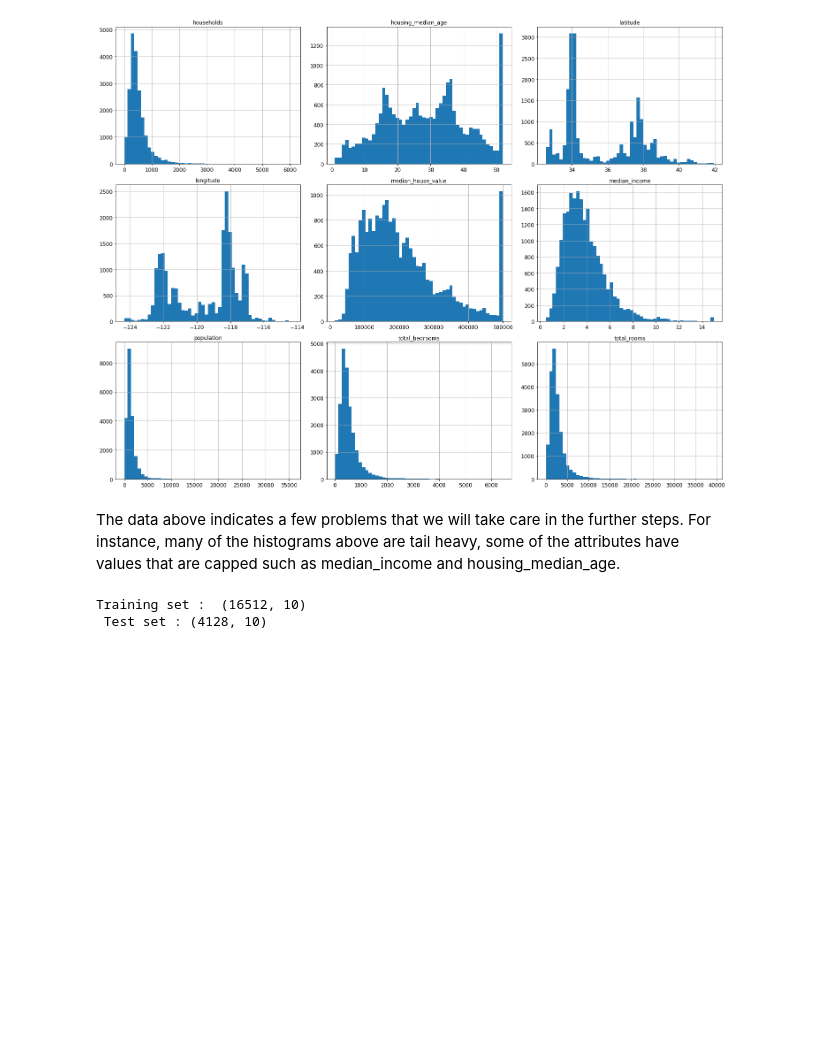
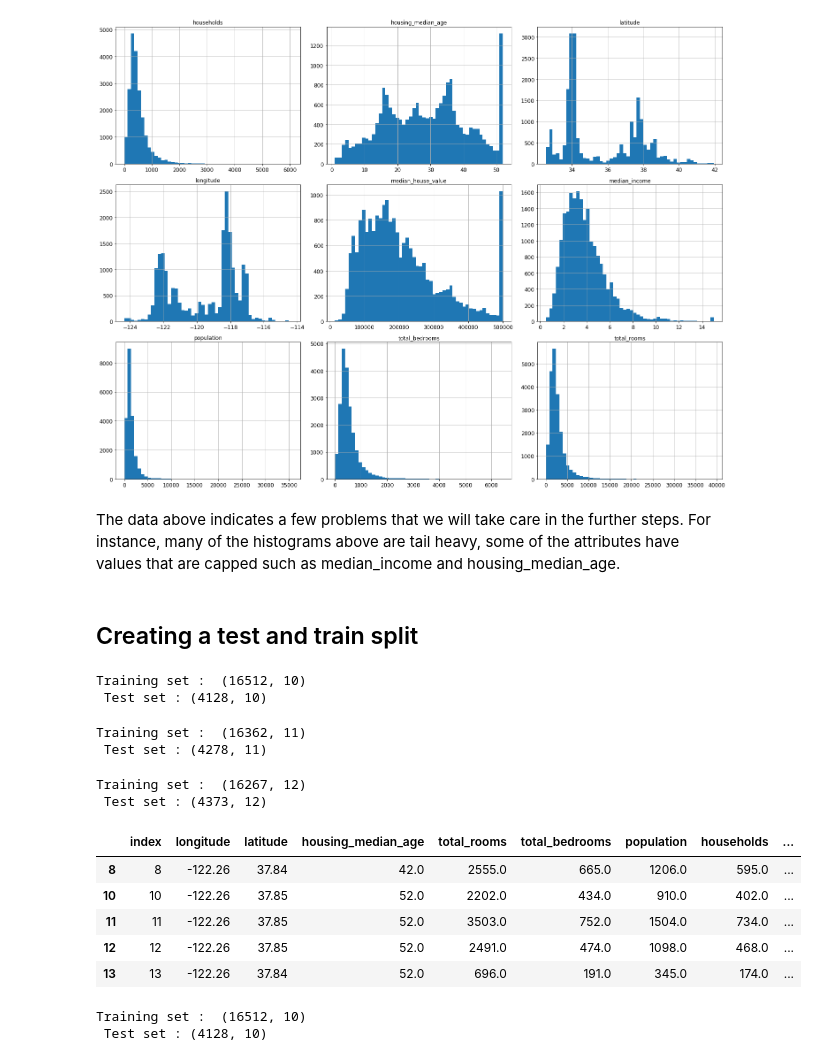
Before and after one commit to harshseth/ml-core, a Jupyter notebook: Housing.ipynb, the cells around one changed output. Drawn from its saved outputs; the diff is of its cells as text; code cells hidden in the pictures; blank space fills up the shorter version.

Commit message:
completing the train and test split

```diff
--- a/Housing.ipynb
+++ b/Housing.ipynb
@@ -109,6 +109,8 @@ Saving figure attribute_histogram_plots
 [figure]
 # %% [markdown]
 The data above indicates a few problems that we will take care in the further steps. For instance, many of the histograms above are tail heavy, some of the attributes have values that are capped such as median_income and housing_median_age.
+# %% [markdown]
+## Creating a test and train split
 # %%
 #Creation of test set using a simple numpy permutation()
 from simple_seed_based_split import split_train_test
@@ -118,3 +120,61 @@ print ("Training set : ",train_set.shape,"\n","Test set :", test_set.shape)
 # %% [output]
 Training set :  (16512, 10)
  Test set : (4128, 10)
+# %%
+#Creating a test set using hashing function
+# This method will break if the dataset changes
+# here we compute hash of every instance and then store the last byte of the hash
+#
+
+import hashlib
+
+def test_set_check(identifier, test_ratio, hash):
+    return bytearray(hash(np.int64(identifier)).digest())[-1] < 256 * test_ratio
+
+def split_train_test_by_id(data, test_ratio, id_column, hash=hashlib.md5):
+    ids = data[id_column]
+    tset_set_indexes = ids.apply(lambda id_: test_set_check(id_, test_ratio, hash))
+    return data.loc[-tset_set_indexes], data.loc[tset_set_indexes]
+
+#for the above code to run we would need to create a unique identifier for the dataset.
+# solution 1: use the row index as unique identifier
+housing_with_id = housing.reset_index() # adds and 'index' column
+# issue with above solution? We always have to append an entry at the bottom of the set
+# and we will to also ensure that no row ever gets deleted
+housing_with_id.describe()
+train_set, test_set = split_train_test_by_id(housing_with_id, 0.2, "index")
+print ("Training set : ",train_set.shape,"\n","Test set :", test_set.shape)
+# %% [output]
+Training set :  (16362, 11)
+ Test set : (4278, 11)
+# %%
+# To avoid the complicated situation above, we can create a custom unique identifier
+# We will build one using the latitude and longitude
+
+housing_with_id["id"] = housing["longitude"] * 1000 + housing["latitude"]
+train_set, test_set = split_train_test_by_id(housing_with_id, 0.2, "id")
+print ("Training set : ",train_set.shape,"\n","Test set :", test_set.shape)
+# %% [output]
+Training set :  (16267, 12)
+ Test set : (4373, 12)
+# %%
+test_set.head()
+# %% [output]
+|  | index | longitude | latitude | housing_median_age | total_rooms | total_bedrooms | population | households | ... |
+| 8 | 8 | -122.26 | 37.84 | 42.0 | 2555.0 | 665.0 | 1206.0 | 595.0 | ... |
+| 10 | 10 | -122.26 | 37.85 | 52.0 | 2202.0 | 434.0 | 910.0 | 402.0 | ... |
+| 11 | 11 | -122.26 | 37.85 | 52.0 | 3503.0 | 752.0 | 1504.0 | 734.0 | ... |
+| 12 | 12 | -122.26 | 37.85 | 52.0 | 2491.0 | 474.0 | 1098.0 | 468.0 | ... |
+| 13 | 13 | -122.26 | 37.84 | 52.0 | 696.0 | 191.0 | 345.0 | 174.0 | ... |
+# %%
+#Using sckitlearn to split test and train set
+# This is particularaly useful if you have a separate data frame for labels.
+# Using the same seed value will generate same index samples across multiple data frames
+
+from sklearn.model_selection import train_test_split
+
+train_set, test_set = train_test_split(housing, test_size=0.2, random_state=42)
+print ("Training set : ",train_set.shape,"\n","Test set :", test_set.shape)
+# %% [output]
+Training set :  (16512, 10)
+ Test set : (4128, 10)
```
